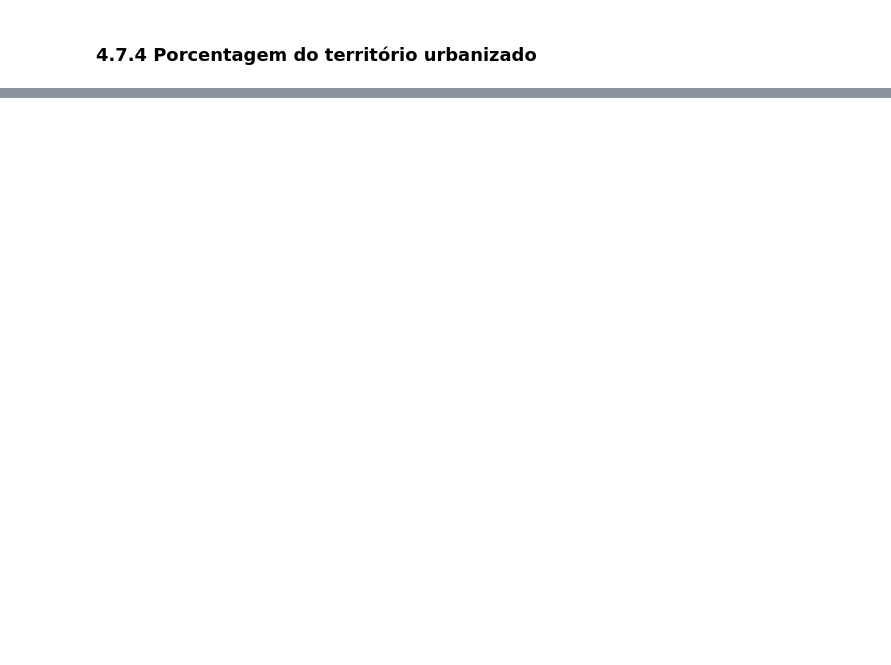
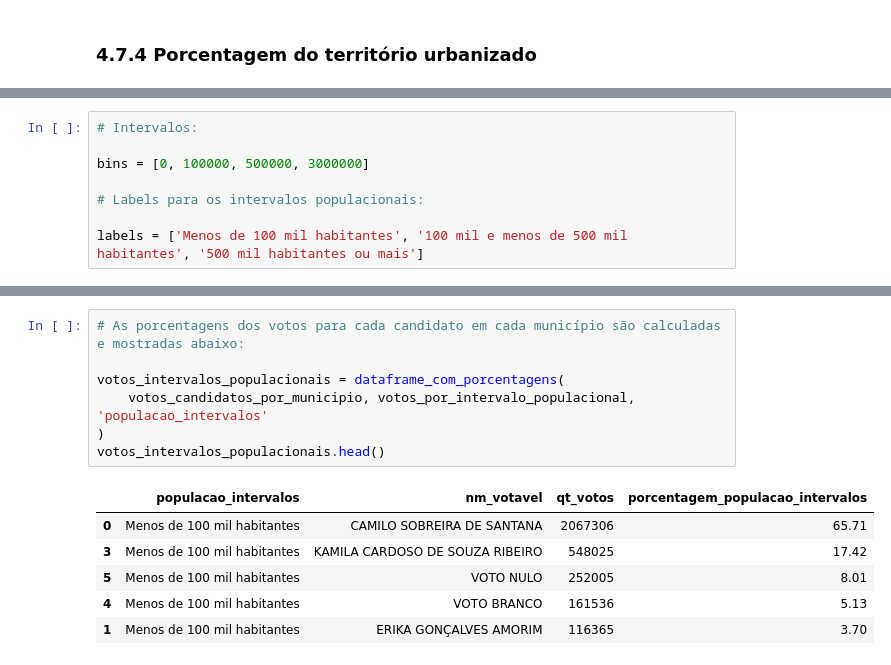
Before and after one commit to DamodaraBarbosa/clustering_municipios_eleicoes_2022_ceara, a Jupyter notebook: 07_senador_analysis_eleicoes_ceara_2022.ipynb, the cells around one changed output, grey strips where cells are left out. Drawn from its saved outputs; the diff is of its cells as text; blank space fills up the shorter version.

```diff
--- a/07_senador_analysis_eleicoes_ceara_2022.ipynb
+++ b/07_senador_analysis_eleicoes_ceara_2022.ipynb
@@ -608,0 +721,8 @@ fig.show()
+# %%
+# Intervalos:
+
+bins = [0, 100000, 500000, 3000000]
+
+# Labels para os intervalos populacionais:
+
+labels = ['Menos de 100 mil habitantes', '100 mil e menos de 500 mil habitantes', '500 mil habitantes ou mais']
@@ -608,0 +752,14 @@ fig.show()
+# %%
+# As porcentagens dos votos para cada candidato em cada município são calculadas e mostradas abaixo:
+
+votos_intervalos_populacionais = dataframe_com_porcentagens(
+    votos_candidatos_por_municipio, votos_por_intervalo_populacional, 'populacao_intervalos'
+)
+votos_intervalos_populacionais.head()
+# %% [output]
+|  | populacao_intervalos | nm_votavel | qt_votos | porcentagem_populacao_intervalos |
+| 0 | Menos de 100 mil habitantes | CAMILO SOBREIRA DE SANTANA | 2067306 | 65.71 |
+| 3 | Menos de 100 mil habitantes | KAMILA CARDOSO DE SOUZA RIBEIRO | 548025 | 17.42 |
+| 5 | Menos de 100 mil habitantes | VOTO NULO | 252005 | 8.01 |
+| 4 | Menos de 100 mil habitantes | VOTO BRANCO | 161536 | 5.13 |
+| 1 | Menos de 100 mil habitantes | ERIKA GONÇALVES AMORIM | 116365 | 3.70 |
```
Also changed, not shown: parts of 43 cells of this notebook.
